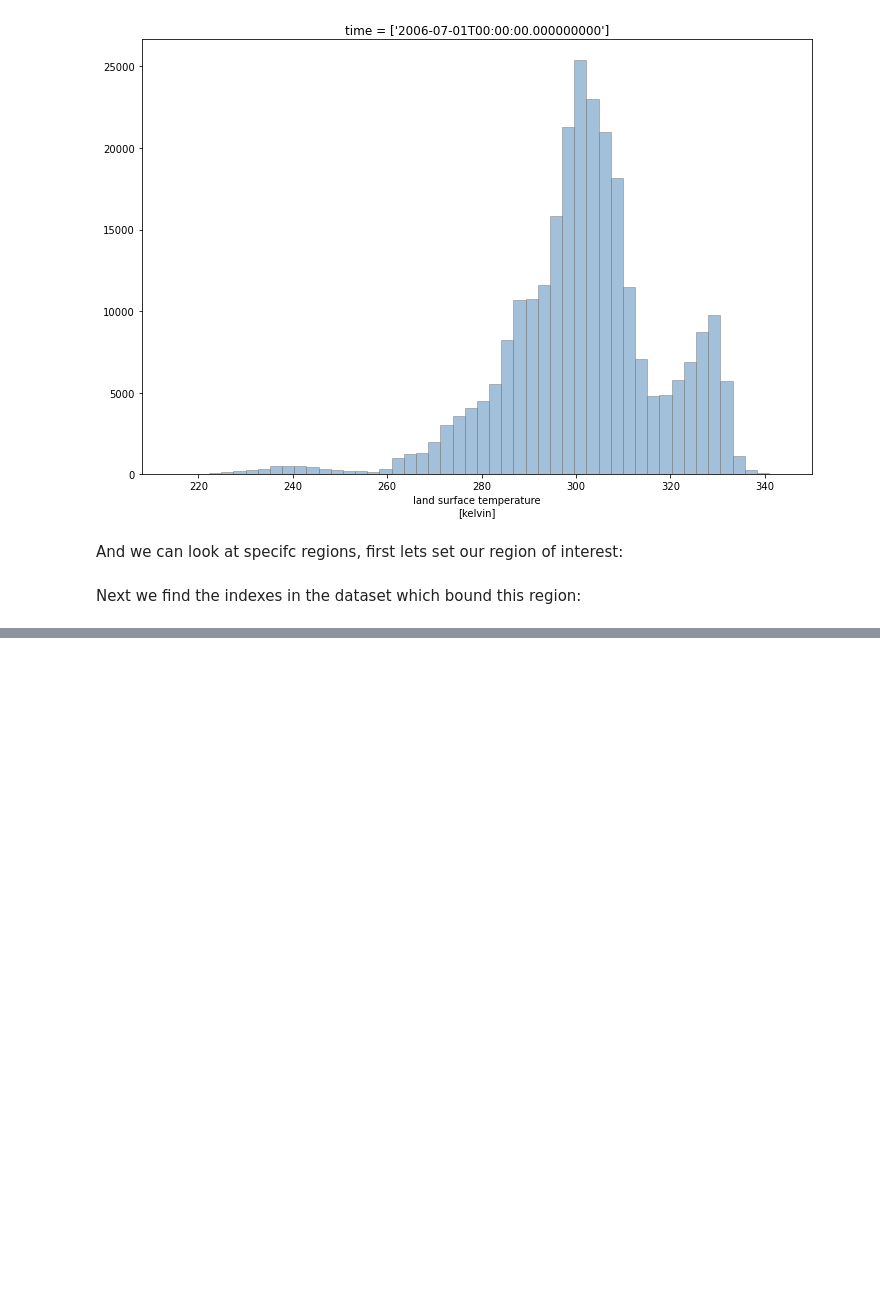
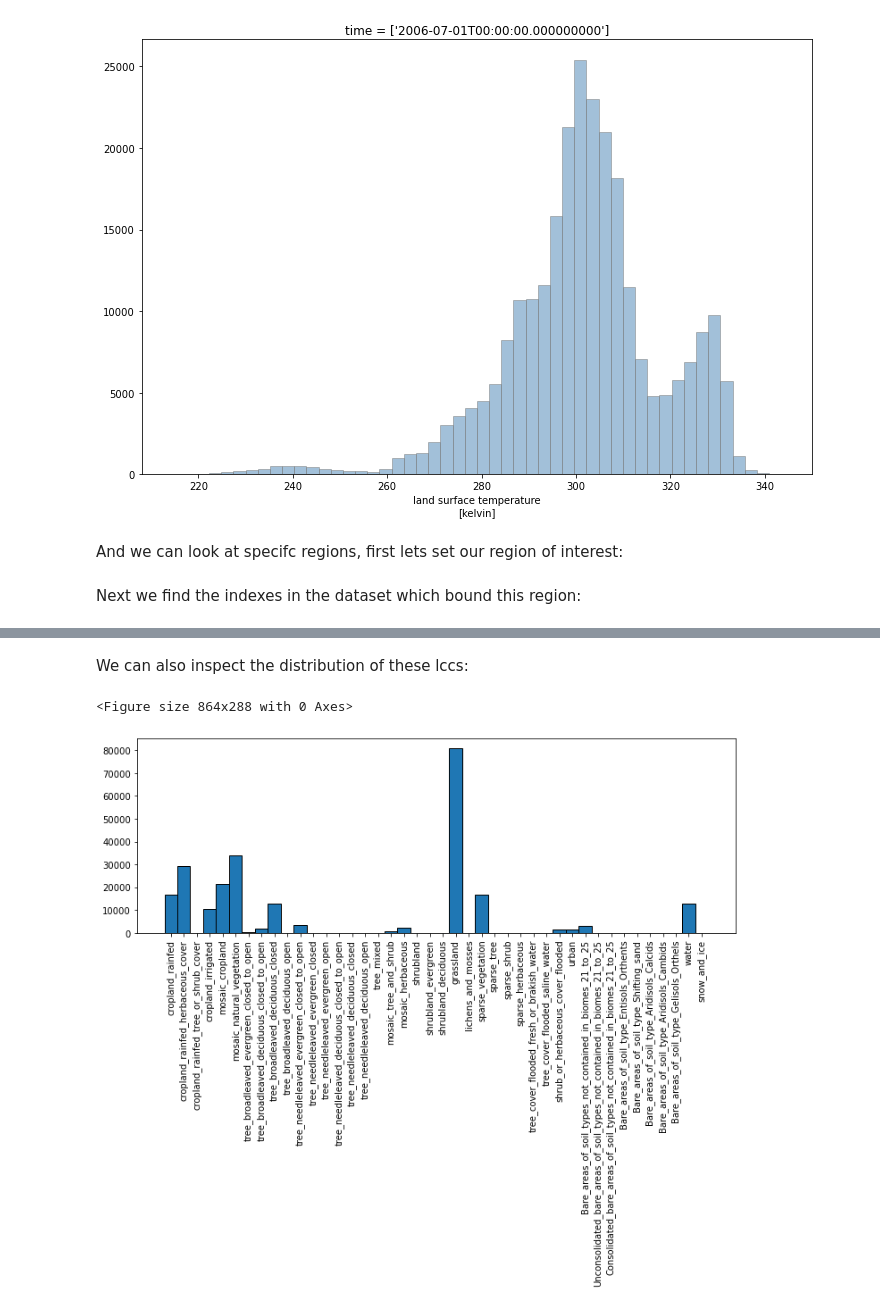
Before and after one commit to MikeJSPerry/ESA_CCI_LST_DEMO, a Jupyter notebook: example_reader.ipynb, the cells around one changed output, grey strips where cells are left out. Drawn from its saved outputs; the diff is of its cells as text; code cells hidden in the pictures; blank space fills up the shorter version.

```diff
--- a/example_reader.ipynb
+++ b/example_reader.ipynb
@@ -78,0 +115,7 @@ ds.lst[dict(lat=600)].plot(aspect=2,size=8)
+# %% [markdown]
+We can also inspect the distribution of these lccs:
+# %%
+set_up(regridded_ds)
+# %% [output]
+<Figure size 864x288 with 0 Axes>
+[figure, added]
```
Also changed, not shown: parts of 17 cells of this notebook.
